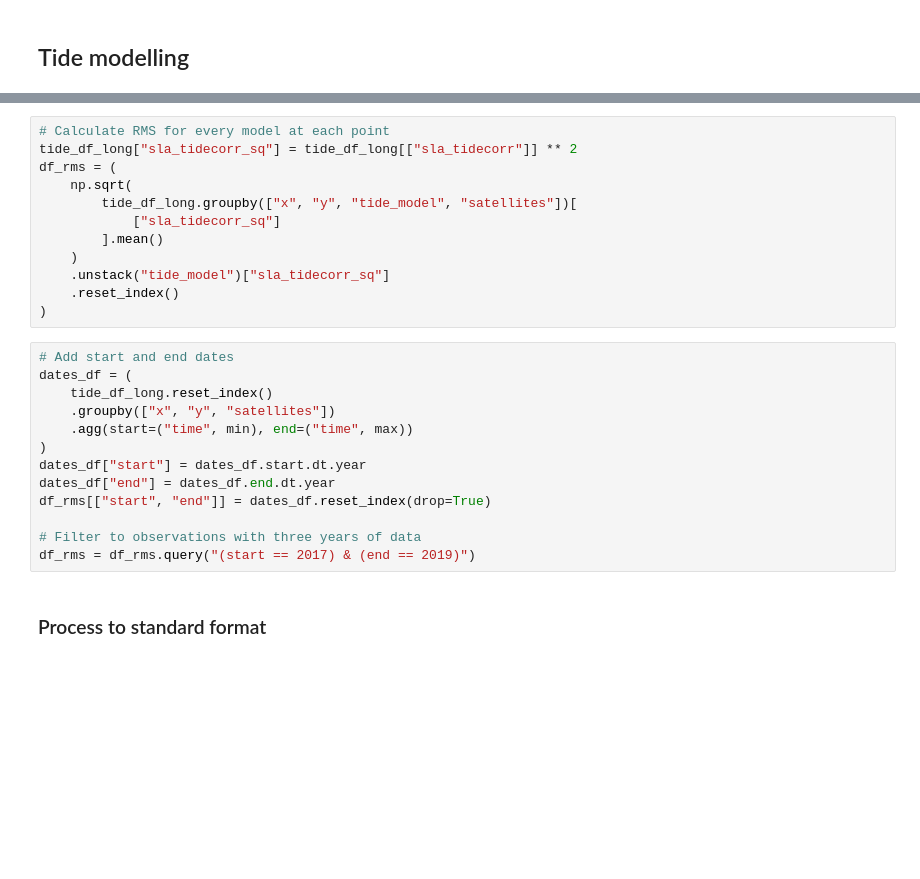
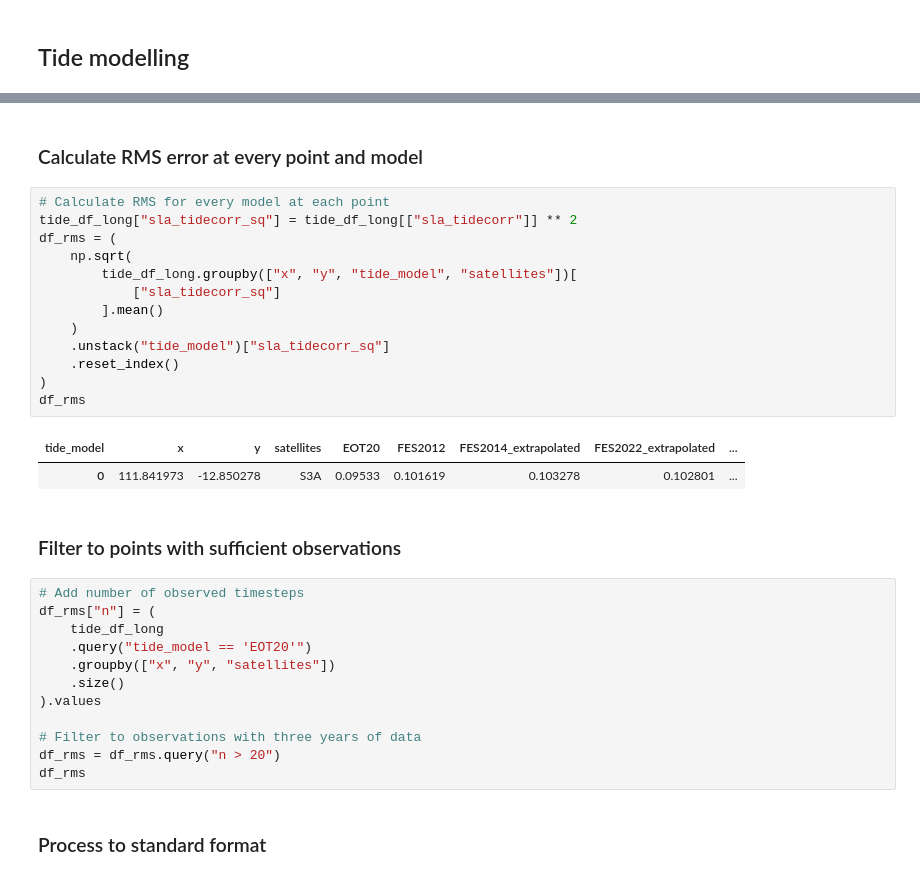
Before and after one commit to GeoscienceAustralia/dea-intertidal, a Jupyter notebook: notebooks/ensemble_tides/Coastal_altimetry_rankings.ipynb, the cells around one changed output, grey strips where cells are left out. Saved outputs shown, nothing was run; the diff lists cells and outputs as text; blank space fills up the shorter version.

```diff
--- a/notebooks/ensemble_tides/Coastal_altimetry_rankings.ipynb
+++ b/notebooks/ensemble_tides/Coastal_altimetry_rankings.ipynb
@@ -210,28 +204,35 @@ tide_df_long
+# %% [markdown]
+### Calculate RMS error at every point and model
 # %%
 # Calculate RMS for every model at each point
 tide_df_long["sla_tidecorr_sq"] = tide_df_long[["sla_tidecorr"]] ** 2
 df_rms = (
     np.sqrt(
         tide_df_long.groupby(["x", "y", "tide_model", "satellites"])[
             ["sla_tidecorr_sq"]
         ].mean()
     )
     .unstack("tide_model")["sla_tidecorr_sq"]
     .reset_index()
 )
+df_rms
+# %% [output]
+| tide_model | x | y | satellites | EOT20 | FES2012 | FES2014_extrapolated | FES2022_extrapolated | ... |
+| 0 | 111.841973 | -12.850278 | S3A | 0.09533 | 0.101619 | 0.103278 | 0.102801 | ... |
+# %% [markdown]
+### Filter to points with sufficient observations
 # %%
-# Add start and end dates
-dates_df = (
-    tide_df_long.reset_index()
+# Add number of observed timesteps
+df_rms["n"] = (
+    tide_df_long
+    .query("tide_model == 'EOT20'")
     .groupby(["x", "y", "satellites"])
-    .agg(start=("time", min), end=("time", max))
-)
-dates_df["start"] = dates_df.start.dt.year
-dates_df["end"] = dates_df.end.dt.year
-df_rms[["start", "end"]] = dates_df.reset_index(drop=True)
+    .size()
+).values
 
 # Filter to observations with three years of data
-df_rms = df_rms.query("(start == 2017) & (end == 2019)")
+df_rms = df_rms.query("n > 20")
+df_rms
 # %% [markdown]
 ### Process to standard format
 # %%
```
Also changed, not shown: parts of 9 cells of this notebook, 4 other files.
